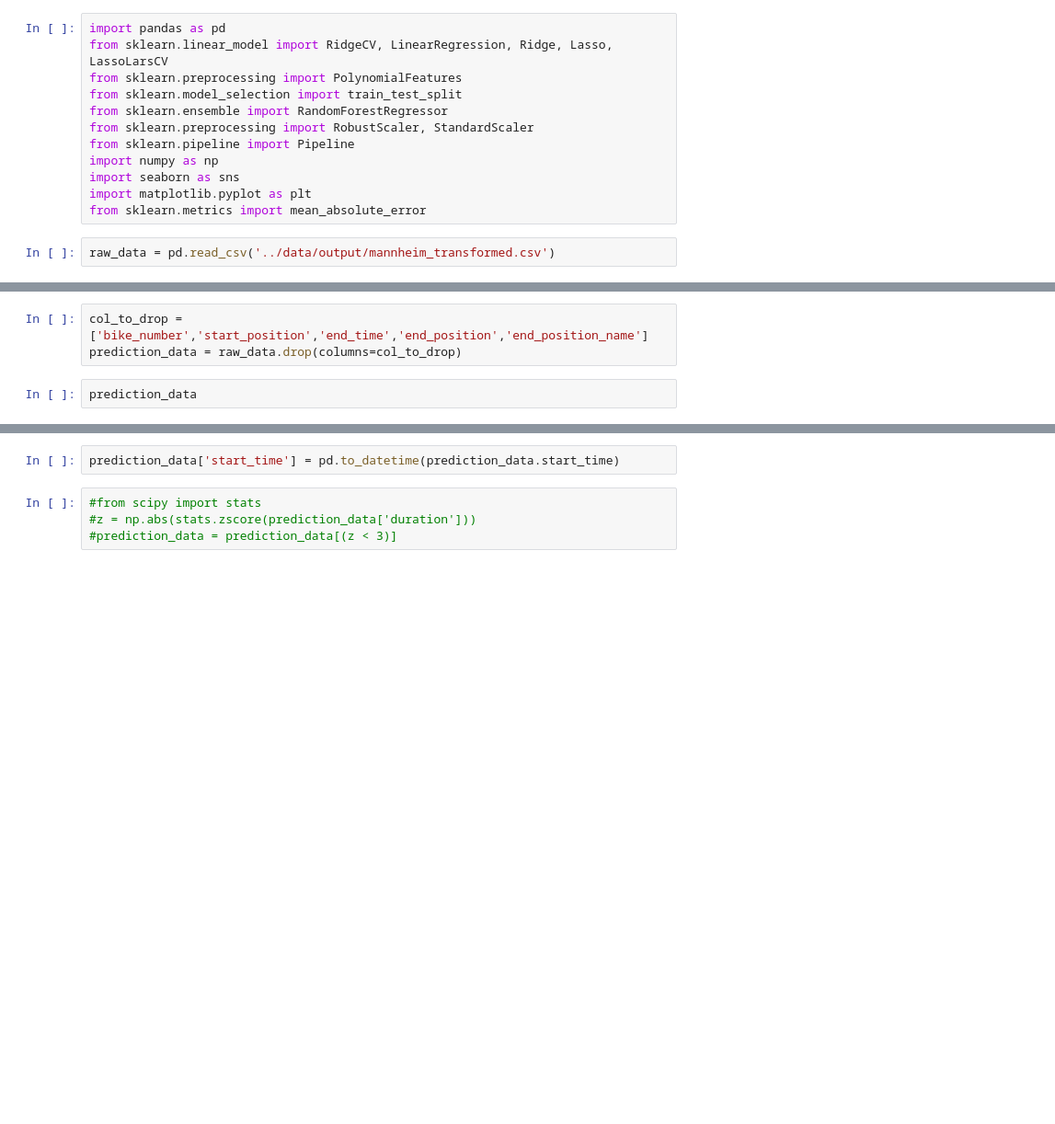
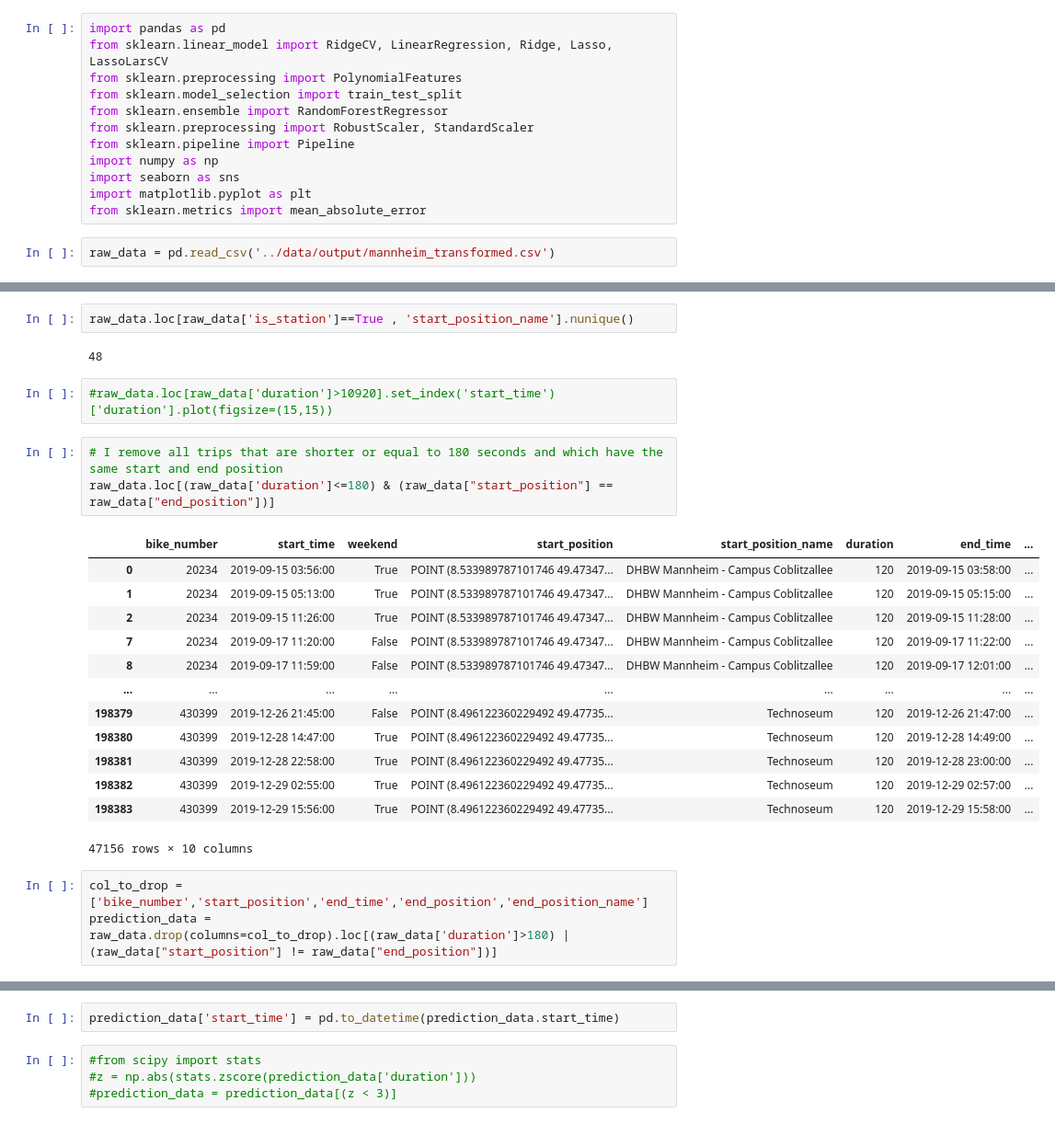
Before and after one commit to phipag/PDS_Project, a Jupyter notebook: notebooks/DurationPrediction.ipynb, the cells around one changed output, grey strips where cells are left out. Shown at 92% size. Drawn from its saved outputs; the diff is of its cells as text; blank space fills up the shorter version.

```diff
--- a/notebooks/DurationPrediction.ipynb
+++ b/notebooks/DurationPrediction.ipynb
@@ -17,5 +35,26 @@ raw_data.info()
+# %%
+raw_data.loc[raw_data['is_station']==True , 'start_position_name'].nunique()
+# %% [output]
+48
+# %%
+#raw_data.loc[raw_data['duration']>10920].set_index('start_time')['duration'].plot(figsize=(15,15))
+# %%
+# I remove all trips that are shorter or equal to 180 seconds and which have the same start and end position
+raw_data.loc[(raw_data['duration']<=180) & (raw_data["start_position"] == raw_data["end_position"])]
+# %% [output]
+|  | bike_number | start_time | weekend | start_position | start_position_name | duration | end_time | ... |
+| 0 | 20234 | 2019-09-15 03:56:00 | True | POINT (8.533989787101746 49.47347... | DHBW Mannheim - Campus Coblitzallee | 120 | 2019-09-15 03:58:00 | ... |
+| 1 | 20234 | 2019-09-15 05:13:00 | True | POINT (8.533989787101746 49.47347... | DHBW Mannheim - Campus Coblitzallee | 120 | 2019-09-15 05:15:00 | ... |
+| 2 | 20234 | 2019-09-15 11:26:00 | True | POINT (8.533989787101746 49.47347... | DHBW Mannheim - Campus Coblitzallee | 120 | 2019-09-15 11:28:00 | ... |
+| 7 | 20234 | 2019-09-17 11:20:00 | False | POINT (8.533989787101746 49.47347... | DHBW Mannheim - Campus Coblitzallee | 120 | 2019-09-17 11:22:00 | ... |
+| 8 | 20234 | 2019-09-17 11:59:00 | False | POINT (8.533989787101746 49.47347... | DHBW Mannheim - Campus Coblitzallee | 120 | 2019-09-17 12:01:00 | ... |
+| ... | ... | ... | ... | ... | ... | ... | ... | ... |
+| 198379 | 430399 | 2019-12-26 21:45:00 | False | POINT (8.496122360229492 49.47735... | Technoseum | 120 | 2019-12-26 21:47:00 | ... |
+| 198380 | 430399 | 2019-12-28 14:47:00 | True | POINT (8.496122360229492 49.47735... | Technoseum | 120 | 2019-12-28 14:49:00 | ... |
+| 198381 | 430399 | 2019-12-28 22:58:00 | True | POINT (8.496122360229492 49.47735... | Technoseum | 120 | 2019-12-28 23:00:00 | ... |
+| 198382 | 430399 | 2019-12-29 02:55:00 | True | POINT (8.496122360229492 49.47735... | Technoseum | 120 | 2019-12-29 02:57:00 | ... |
+| 198383 | 430399 | 2019-12-29 15:56:00 | True | POINT (8.496122360229492 49.47735... | Technoseum | 120 | 2019-12-29 15:58:00 | ... |
+47156 rows × 10 columns
 # %%
 col_to_drop = ['bike_number','start_position','end_time','end_position','end_position_name']
-prediction_data = raw_data.drop(columns=col_to_drop)
+prediction_data = raw_data.drop(columns=col_to_drop).loc[(raw_data['duration']>180) | (raw_data["start_position"] != raw_data["end_position"])]
-# %%
-prediction_data
```
Also changed, not shown: parts of 33 cells of this notebook, 13 other files.
